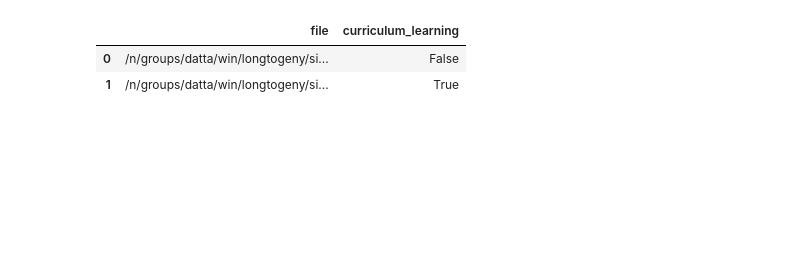
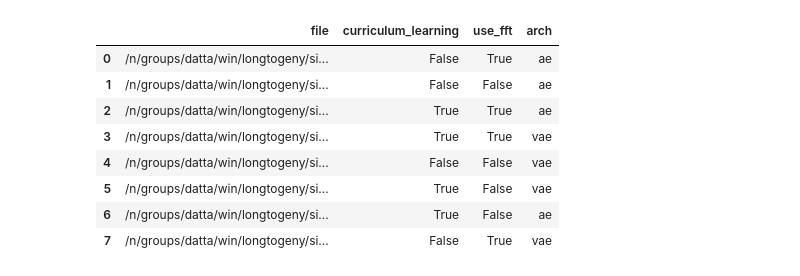
Before and after one commit to dattalab/ontogeny-of-behavior, a Jupyter notebook: notebooks/exploration/win/size-norm-model/2024-01-02-curriculum-vs-not.ipynb, the cells around one changed output. Cells and saved outputs as stored; diff of their text form; code cells hidden in the pictures; blank space fills up the shorter version.

```diff
--- a/notebooks/exploration/win/size-norm-model/2024-01-02-curriculum-vs-not.ipynb
+++ b/notebooks/exploration/win/size-norm-model/2024-01-02-curriculum-vs-not.ipynb
@@ -9,14 +9,20 @@ from toolz import groupby, valmap
 # %%
 format_plots()
 # %%
-scan_path = Path('/n/groups/datta/win/longtogeny/size_norm/models/bottleneck_optimization_00/stage_02')
+scan_path = Path('/n/groups/datta/win/longtogeny/size_norm/models/bottleneck_optimization_00/stage_05')
 # %%
 metrics = sorted(scan_path.glob('**/metrics.csv'))
 results = load_model_parameters(metrics)
 results = results.groupby('file').apply(lambda x: x.loc[x['epoch'] == x['epoch'].max()]).reset_index(drop=True)
 # %%
-results[['file', 'curriculum_learning']]
+results[['file', 'curriculum_learning', 'use_fft', 'arch']]
 # %% [output]
-|  | file | curriculum_learning |
-| 0 | /n/groups/datta/win/longtogeny/si... | False |
-| 1 | /n/groups/datta/win/longtogeny/si... | True |
+|  | file | curriculum_learning | use_fft | arch |
+| 0 | /n/groups/datta/win/longtogeny/si... | False | True | ae |
+| 1 | /n/groups/datta/win/longtogeny/si... | False | False | ae |
+| 2 | /n/groups/datta/win/longtogeny/si... | True | True | ae |
+| 3 | /n/groups/datta/win/longtogeny/si... | True | True | vae |
+| 4 | /n/groups/datta/win/longtogeny/si... | False | False | vae |
+| 5 | /n/groups/datta/win/longtogeny/si... | True | False | vae |
+| 6 | /n/groups/datta/win/longtogeny/si... | True | False | ae |
+| 7 | /n/groups/datta/win/longtogeny/si... | False | True | vae |
```
Also changed, not shown: parts of 7 cells of this notebook, 38 other files.
